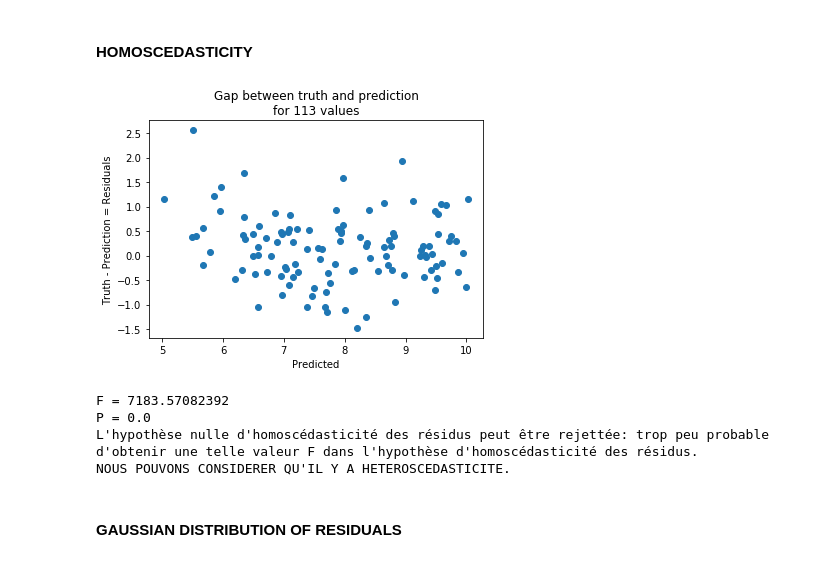
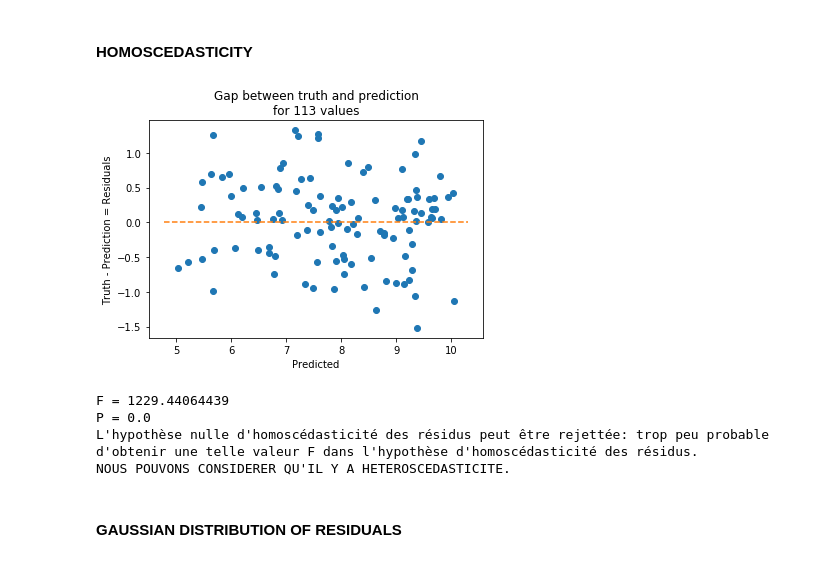
Before and after one commit to polopolopopo13/projet7, a Jupyter notebook: code_projet7.ipynb, the cells around one changed output. Cells and saved outputs as stored; diff of their text form; code cells hidden in the pictures.

```diff
--- a/code_projet7.ipynb
+++ b/code_projet7.ipynb
@@ -1799,6 +1726,6 @@ plt.show()
     No or little multicollinearity
     No auto-correlation
 # %%
-mod = smf.ols('log_child_income ~ log_gdpppp+GINI+IGEincome+log_parents_income',data=random_from ).fit()
+mod = smf.ols('log_child_income ~ log_gdpppp+log_parents_income',data=random_from ).fit()
 mod.rsquared,mod.rsquared_adj
 # %% [output]
@@ -1857,11 +1778,12 @@ NormaltestResult(statistic=33427.128206358881, pvalue=0.0)
 # %%
 plt.plot(preds2,np.array(truth2)-np.array(preds2),'o')
 plt.xlabel('Predicted')
 plt.ylabel('Truth - Prediction = Residuals')
 plt.title('Gap between truth and prediction\nfor {} values'.format(len(preds2)))
+abline(0,0)
 plt.show()
 # %% [output]
-[figure, old version]
+[figure, new version]
 # %%
 # Heteroscédasticity Test: constant variance of the residuals
 #Null hypothesis: homoscédasticity can't be rejected
@@ -1873,7 +1795,7 @@ if pval<0.05:
 else:
     print('''L'hypothèse nulle d'homoscédasticité des résidus ne peut pas être rejettée: car, nous avons une probabilité sgnificative d'avoir une telle valeur statistique F dans l'hypothèse d'homoscédasticité des résidus'''.format(pval,fval))
 # %% [output]
-F = 7183.57082392
+F = 1229.44064439
 P = 0.0
 L'hypothèse nulle d'homoscédasticité des résidus peut être rejettée: trop peu probable d'obtenir une telle valeur F dans l'hypothèse d'homoscédasticité des résidus.
 NOUS POUVONS CONSIDERER QU'IL Y A HETEROSCEDASTICITE.
```
Also changed, not shown: parts of 117 cells of this notebook.
